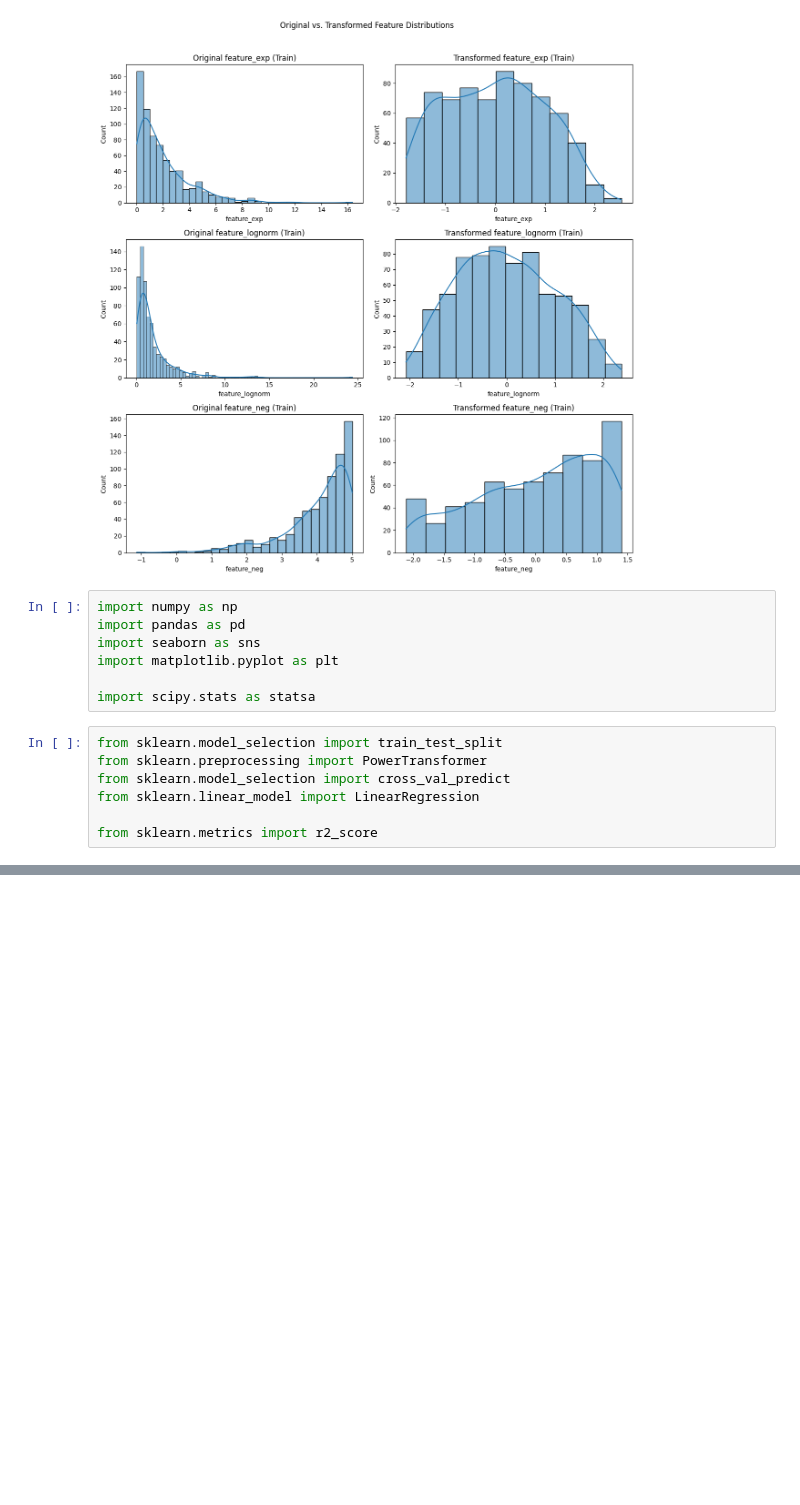
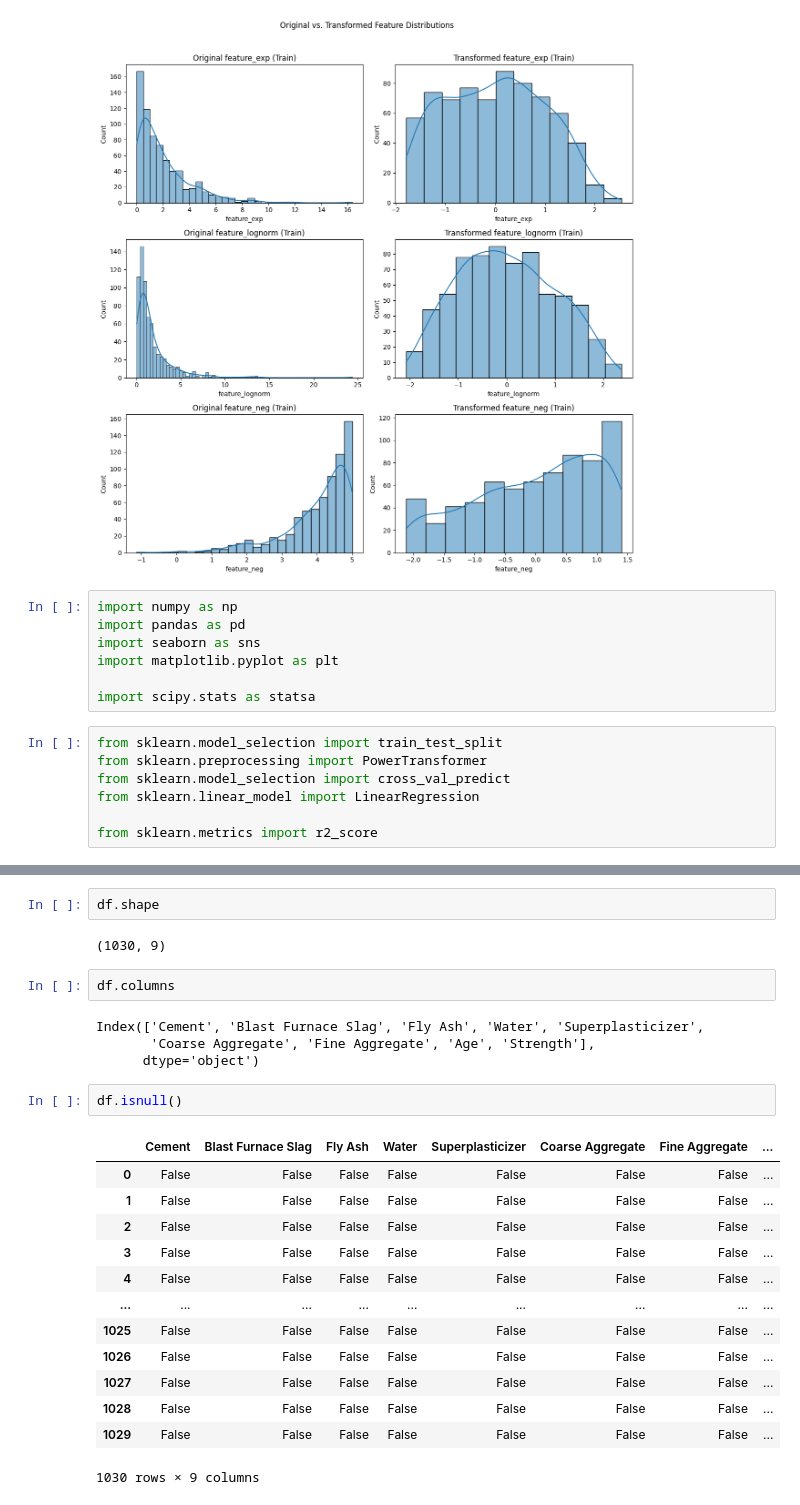
Before and after one commit to faisu6339-glitch/Machine-learning, a Jupyter notebook: F9_Power_Tranformer.ipynb, the cells around one changed output, grey strips where cells are left out. Drawn from its saved outputs; the diff is of its cells as text; blank space fills up the shorter version.

```diff
--- a/F9_Power_Tranformer.ipynb
+++ b/F9_Power_Tranformer.ipynb
@@ -235,0 +244,26 @@ df=pd.read_csv()
+# %%
+df.shape
+# %% [output]
+(1030, 9)
+# %%
+df.columns
+# %% [output]
+Index(['Cement', 'Blast Furnace Slag', 'Fly Ash', 'Water', 'Superplasticizer',
+       'Coarse Aggregate', 'Fine Aggregate', 'Age', 'Strength'],
+      dtype='object')
+# %%
+df.isnull()
+# %% [output]
+|  | Cement | Blast Furnace Slag | Fly Ash | Water | Superplasticizer | Coarse Aggregate | Fine Aggregate | ... |
+| 0 | False | False | False | False | False | False | False | ... |
+| 1 | False | False | False | False | False | False | False | ... |
+| 2 | False | False | False | False | False | False | False | ... |
+| 3 | False | False | False | False | False | False | False | ... |
+| 4 | False | False | False | False | False | False | False | ... |
+| ... | ... | ... | ... | ... | ... | ... | ... | ... |
+| 1025 | False | False | False | False | False | False | False | ... |
+| 1026 | False | False | False | False | False | False | False | ... |
+| 1027 | False | False | False | False | False | False | False | ... |
+| 1028 | False | False | False | False | False | False | False | ... |
+| 1029 | False | False | False | False | False | False | False | ... |
+1030 rows × 9 columns
```
Also changed, not shown: parts of 35 cells of this notebook.
